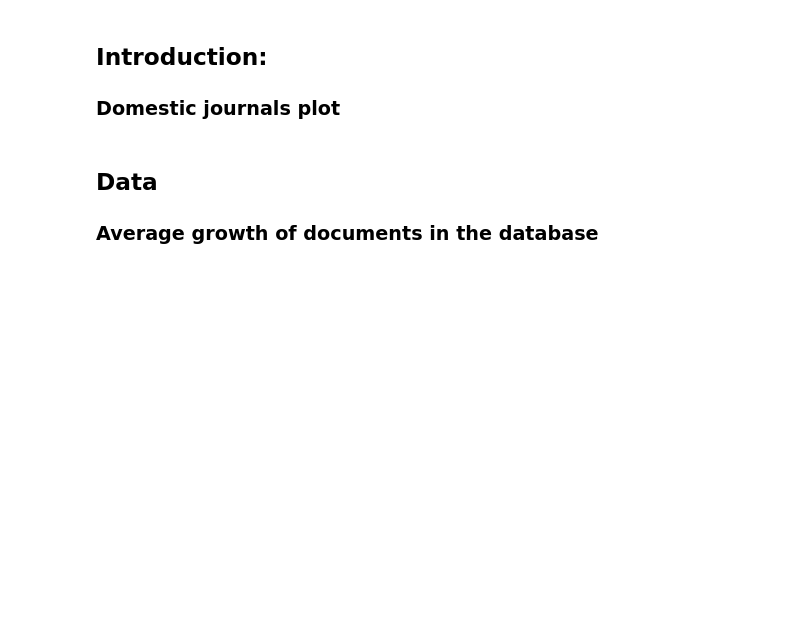
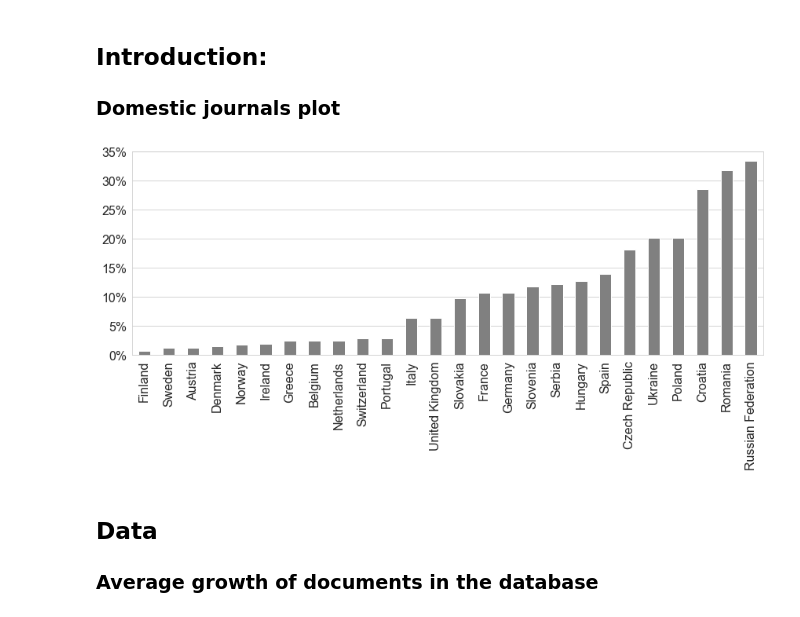
Before and after one commit to vitekzkytek/GlobalizationPaper, a Jupyter notebook: Phase5_Paper/PaperResults.ipynb, the cells around one changed output. Cells and saved outputs as stored; diff of their text form; code cells hidden in the pictures; blank space fills up the shorter version.

```diff
--- a/Phase5_Paper/PaperResults.ipynb
+++ b/Phase5_Paper/PaperResults.ipynb
@@ -35,11 +35,15 @@ flds_broad = [col for col in glob.index.get_level_values('field_code').unique()
 # %%
 if False:
     from domestic_journals import calcDomesticJournalsEuropePlot
     locales = calcDomesticJournalsEuropePlot()
     ax = locales.localShare.plot(kind='bar',color='gray',figsize=(12,6),fontsize=16)
     ax.yaxis.set_major_formatter(mtick.PercentFormatter(1,decimals=0))
     ax.xaxis.grid(False)
     ax.set_xlabel('')
+    plt.tight_layout()
+    plt.savefig('figs/fig1.png',figsize=(12,6))
+# %% [output]
+[figure, added]
 # %% [markdown]
 ## Data
 ### Average growth of documents in the database
```
Also changed, not shown: parts of 10 cells of this notebook, 8 other files.
